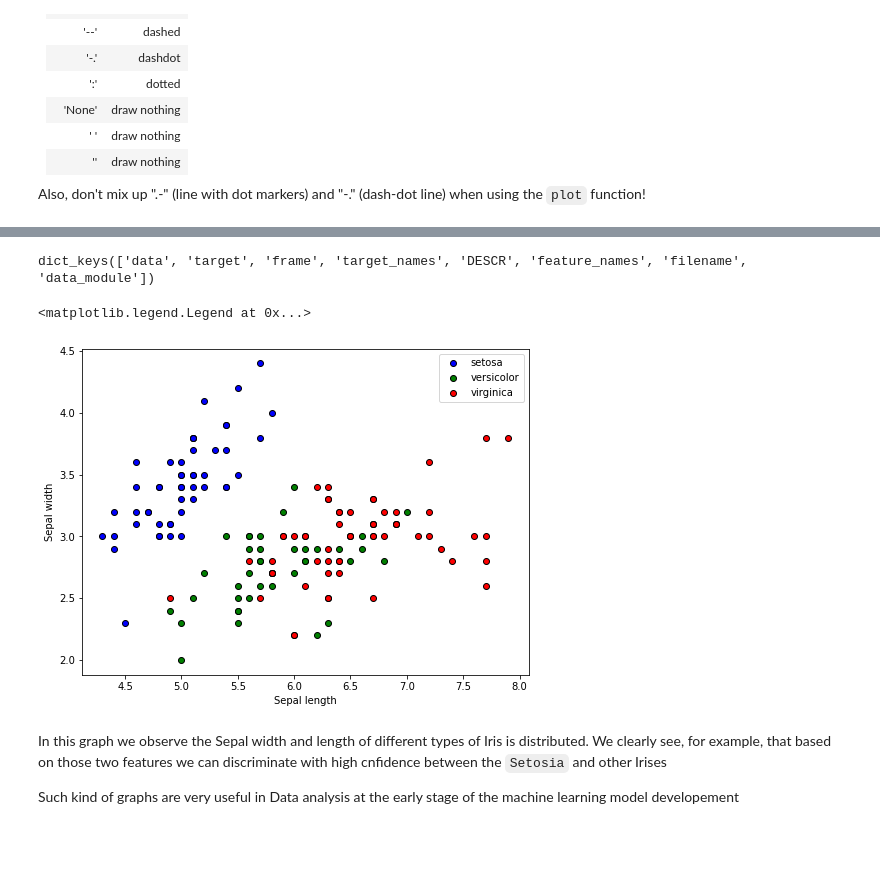
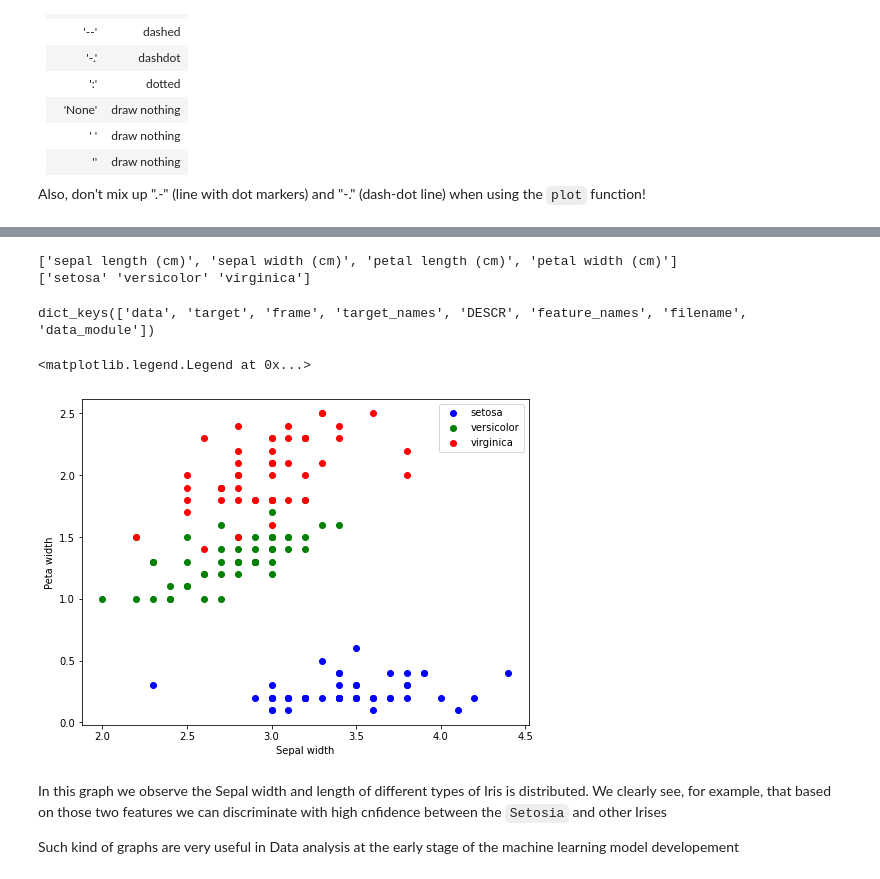
Before and after one commit to tamarshifman/mlcourse-Nov22, a Jupyter notebook: matplotlib.ipynb, the cells around one changed output, grey strips where cells are left out. Saved outputs shown, nothing was run; the diff lists cells and outputs as text; code cells hidden in the pictures; blank space fills up the shorter version.

```diff
--- a/matplotlib.ipynb
+++ b/matplotlib.ipynb
@@ -311,25 +314,31 @@ In order to show examples of the `Scatter` we will load the Iris flowers dataset
 from sklearn.datasets import load_iris
 iris = load_iris()
 X = iris.data
+#print(X.shape)
 y = iris.target
+#print(y)
 x_labels = iris.feature_names
+print(x_labels)
 y_labels = iris.target_names
+print(y_labels)
 iris.keys()
 # %% [output]
-dict_keys(['data', 'target', 'frame', 'target_names', 'DESCR', 'feature_names', 'filename', 'data_module'])
+['sepal length (cm)', 'sepal width (cm)', 'petal length (cm)', 'petal width (cm)']
+['setosa' 'versicolor' 'virginica']
+dict_keys(['data', 'target', 'frame', 'target_names', 'DESCR', 'feature_names', 'filename', 'data_module'])
 # %%
 fig, ax = plt.subplots(figsize=(8, 6))
 
-ax.scatter(X[y==0, 0], X[y==0, 1], c='b', edgecolor="k", label=y_labels[0])
-ax.scatter(X[y==1, 0], X[y==1, 1], c='g', edgecolor="k", label=y_labels[1])
-ax.scatter(X[y==2, 0], X[y==2, 1], c='r', edgecolor="k", label=y_labels[2])
+ax.scatter(X[y==0, 1], X[y==0, 3], c='b',  label=y_labels[0])
+ax.scatter(X[y==1, 1], X[y==1, 3], c='g',  label=y_labels[1])
+ax.scatter(X[y==2, 1], X[y==2, 3], c='r',  label=y_labels[2])
 
-ax.set_xlabel("Sepal length")
-ax.set_ylabel("Sepal width")
+ax.set_xlabel("Sepal width")
+ax.set_ylabel("Peta width")
 ax.legend()
 # %% [output]
 <matplotlib.legend.Legend at 0x...>
-[figure, old version]
+[figure, new version]
 # %% [markdown]
 In this graph we observe the Sepal width and length of different types of Iris is distributed. We clearly see, for example, that based on those two features we can discriminate with high cnfidence between the `Setosia` and other Irises
 
```
Also changed, not shown: parts of 3 cells of this notebook.
